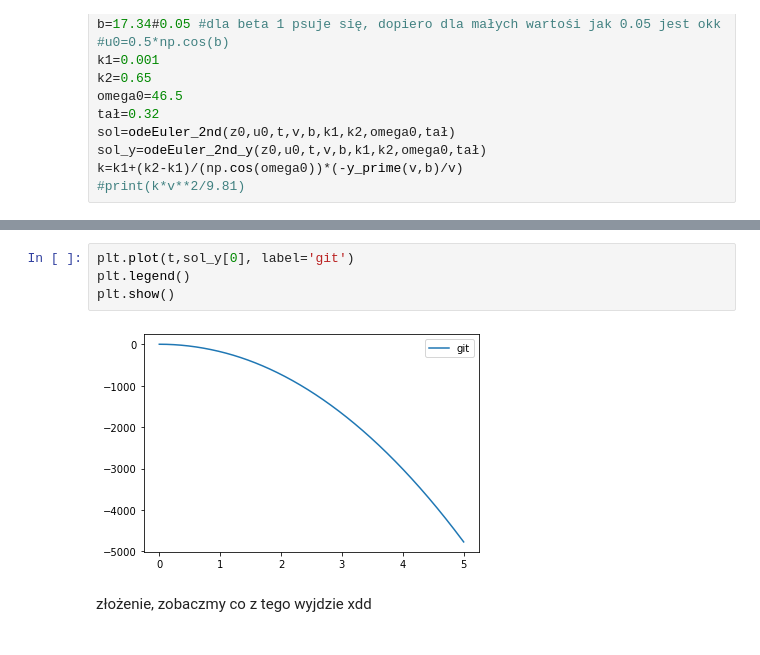
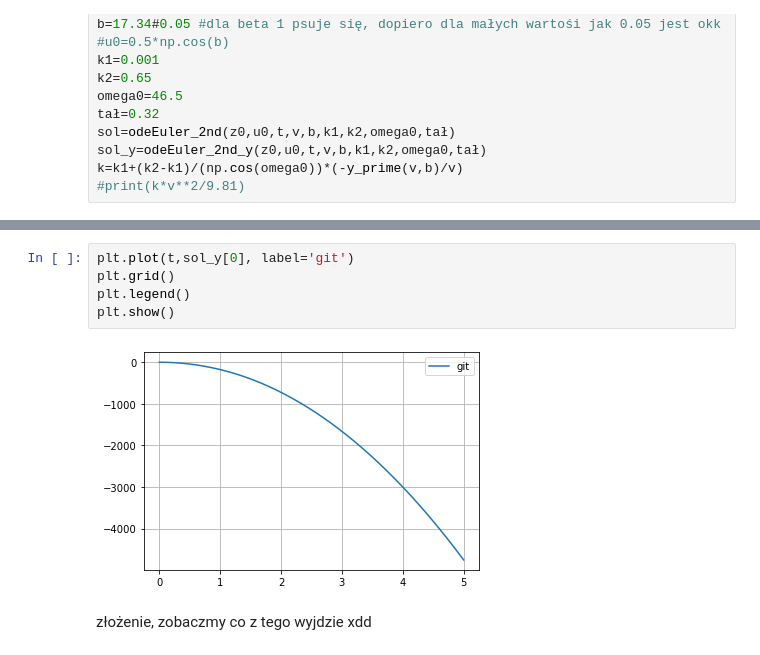
Before and after one commit to maggszy/rownania_rozniczkowe, a Jupyter notebook: rownaniarozniczkowe.ipynb, the cells around one changed output, grey strips where cells are left out. Drawn from its saved outputs; the diff is of its cells as text.

```diff
--- a/rownaniarozniczkowe.ipynb
+++ b/rownaniarozniczkowe.ipynb
@@ -186,9 +227,10 @@ plt.show()
 # %%
 plt.plot(t,sol_y[0], label='git')
+plt.grid()
 plt.legend()
 plt.show()
 # %% [output]
-[figure, old version]
+[figure, new version]
 # %% [markdown]
 złożenie, zobaczmy co z tego wyjdzie xdd
 # %%
```
Also changed, not shown: parts of 21 cells of this notebook, 11 other files.
